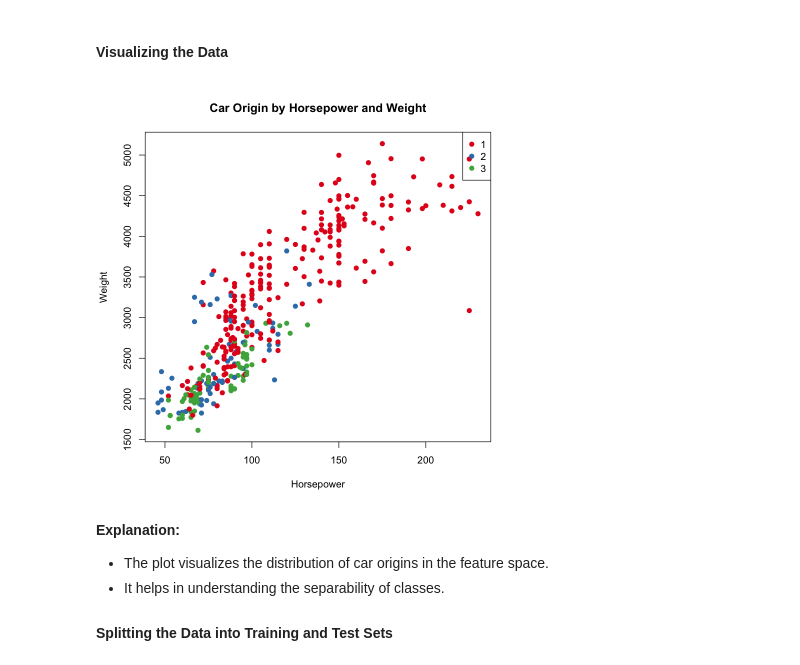
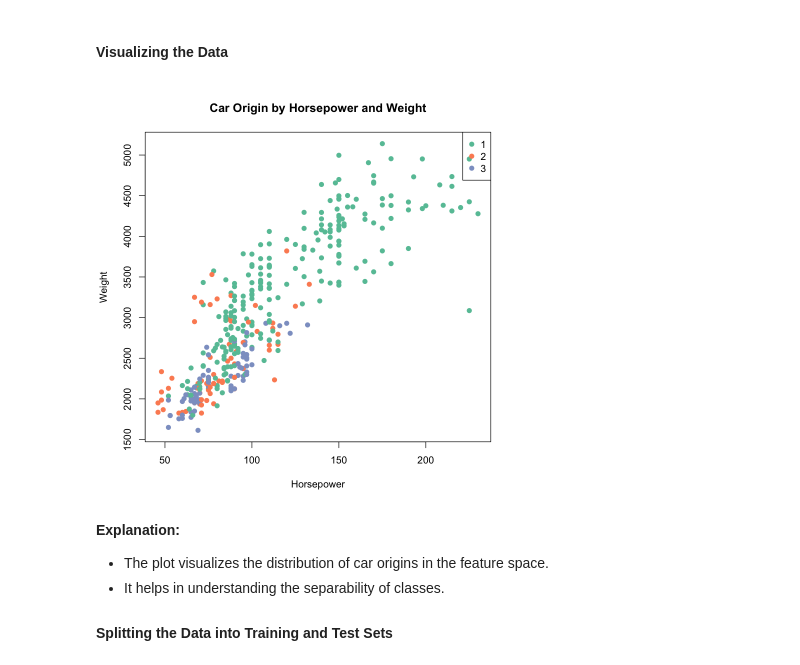
Before and after one commit to lucasrod/st3189_assignment1, a Jupyter notebook: ST3189 Assignment 1 Solution.ipynb, the cells around one changed output. Saved outputs shown, nothing was run; the diff lists cells and outputs as text; code cells hidden in the pictures.

```diff
--- a/ST3189 Assignment 1 Solution.ipynb
+++ b/ST3189 Assignment 1 Solution.ipynb
@@ -308,11 +386,11 @@ y <- as.factor(Auto$origin)
 # %% [markdown]
 #### Visualizing the Data
 # %%
-colours <- brewer.pal(3, "Set1")
+colours <- brewer.pal(3, "Set2")
 plot(x, col = colours[y], pch = 19, xlab = "Horsepower", ylab = "Weight", main = "Car Origin by Horsepower and Weight")
 legend("topright", legend = levels(y), col = colours, pch = 19)
 # %% [output]
-[figure, old version]
+[figure, new version]
 # %% [markdown]
 **Explanation:**
 
```
Also changed, not shown: parts of 25 cells of this notebook, 1 other file.
